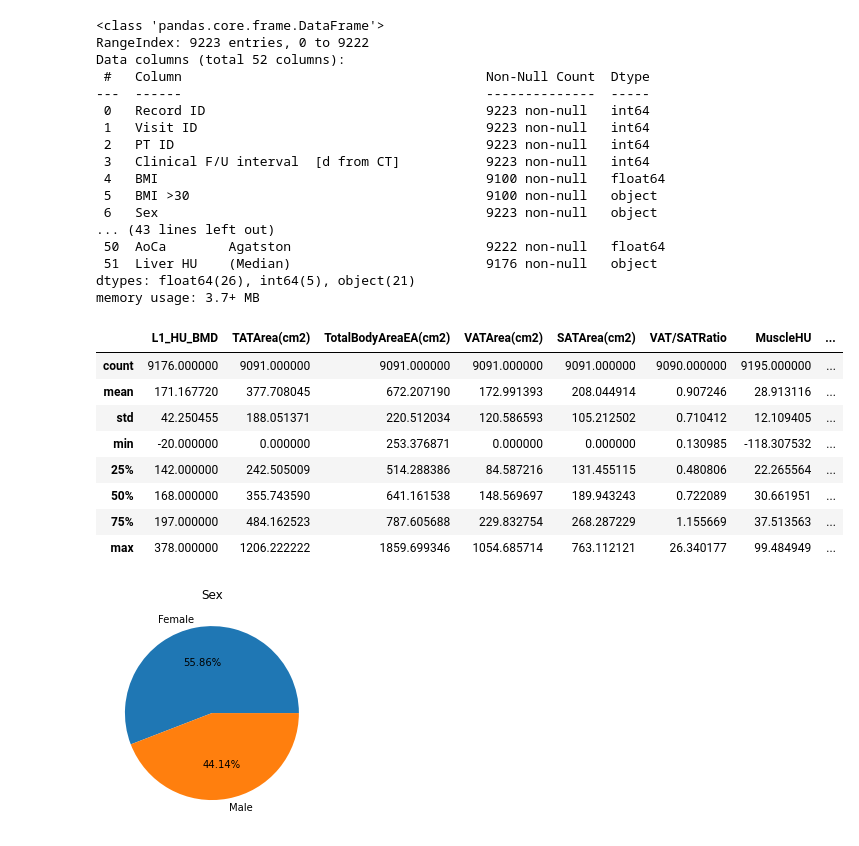
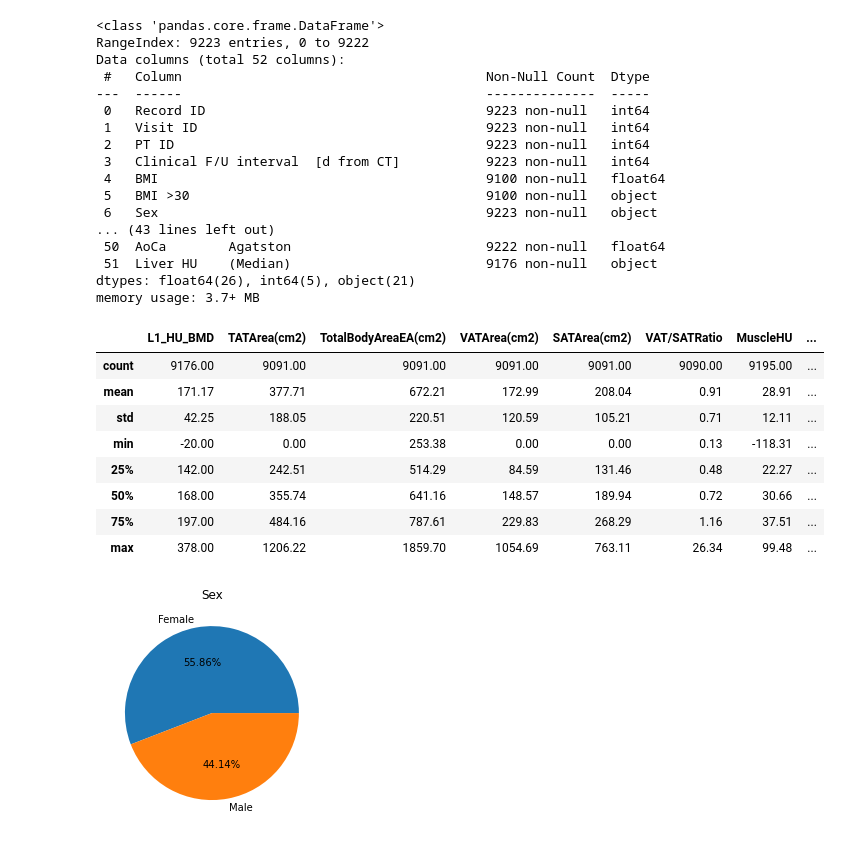
Before and after one commit to zzhou292/760Project, a Jupyter notebook: showSTAT.ipynb, the cells around one changed output. Cells and saved outputs as stored; diff of their text form; code cells hidden in the pictures.

```diff
--- a/showSTAT.ipynb
+++ b/showSTAT.ipynb
@@ -21,42 +21,43 @@ def showCTdata_STAT():
             liverHU = pd.to_numeric(liverHU)
             data.insert(data.shape[1],"LiverHU(M)",liverHU.describe())
 
         else:
-            data.insert(data.shape[1],str(df.columns[i]).replace(" ", ""),df.iloc[:,i].describe())
+            data.insert(data.shape[1],str(df.columns[i]).strip().replace(" ", ""),df.iloc[:,i].describe())
     return data
 
+pd.options.display.float_format = "{:.2f}".format
 df = pd.read_excel("OppScrData.xlsx")
 df.info()
 printClinicOutCome()
 ct_data = showCTdata_STAT()
 ct_data
 # %% [output]
 <class 'pandas.core.frame.DataFrame'>
 RangeIndex: 9223 entries, 0 to 9222
 Data columns (total 52 columns):
  #   Column                                       Non-Null Count  Dtype
 ---  ------                                       --------------  -----
  0   Record ID                                    9223 non-null   int64
  1   Visit ID                                     9223 non-null   int64
  2   PT ID                                        9223 non-null   int64
  3   Clinical F/U interval  [d from CT]           9223 non-null   int64
  4   BMI                                          9100 non-null   float64
  5   BMI >30                                      9100 non-null   object
  6   Sex                                          9223 non-null   object
 ... (43 lines left out)
  50  AoCa        Agatston                         9222 non-null   float64
  51  Liver HU    (Median)                         9176 non-null   object
 dtypes: float64(26), int64(5), object(21)
 memory usage: 3.7+ MB
 |  | L1_HU_BMD | TATArea(cm2) | TotalBodyAreaEA(cm2) | VATArea(cm2) | SATArea(cm2) | VAT/SATRatio | MuscleHU | ... |
-| count | 9176.000000 | 9091.000000 | 9091.000000 | 9091.000000 | 9091.000000 | 9090.000000 | 9195.000000 | ... |
-| mean | 171.167720 | 377.708045 | 672.207190 | 172.991393 | 208.044914 | 0.907246 | 28.913116 | ... |
-| std | 42.250455 | 188.051371 | 220.512034 | 120.586593 | 105.212502 | 0.710412 | 12.109405 | ... |
-| min | -20.000000 | 0.000000 | 253.376871 | 0.000000 | 0.000000 | 0.130985 | -118.307532 | ... |
-| 25% | 142.000000 | 242.505009 | 514.288386 | 84.587216 | 131.455115 | 0.480806 | 22.265564 | ... |
-| 50% | 168.000000 | 355.743590 | 641.161538 | 148.569697 | 189.943243 | 0.722089 | 30.661951 | ... |
-| 75% | 197.000000 | 484.162523 | 787.605688 | 229.832754 | 268.287229 | 1.155669 | 37.513563 | ... |
-| max | 378.000000 | 1206.222222 | 1859.699346 | 1054.685714 | 763.112121 | 26.340177 | 99.484949 | ... |
+| count | 9176.00 | 9091.00 | 9091.00 | 9091.00 | 9091.00 | 9090.00 | 9195.00 | ... |
+| mean | 171.17 | 377.71 | 672.21 | 172.99 | 208.04 | 0.91 | 28.91 | ... |
+| std | 42.25 | 188.05 | 220.51 | 120.59 | 105.21 | 0.71 | 12.11 | ... |
+| min | -20.00 | 0.00 | 253.38 | 0.00 | 0.00 | 0.13 | -118.31 | ... |
+| 25% | 142.00 | 242.51 | 514.29 | 84.59 | 131.46 | 0.48 | 22.27 | ... |
+| 50% | 168.00 | 355.74 | 641.16 | 148.57 | 189.94 | 0.72 | 30.66 | ... |
+| 75% | 197.00 | 484.16 | 787.61 | 229.83 | 268.29 | 1.16 | 37.51 | ... |
+| max | 378.00 | 1206.22 | 1859.70 | 1054.69 | 763.11 | 26.34 | 99.48 | ... |
 # %%
 # Demographic plots
 # sex
```
